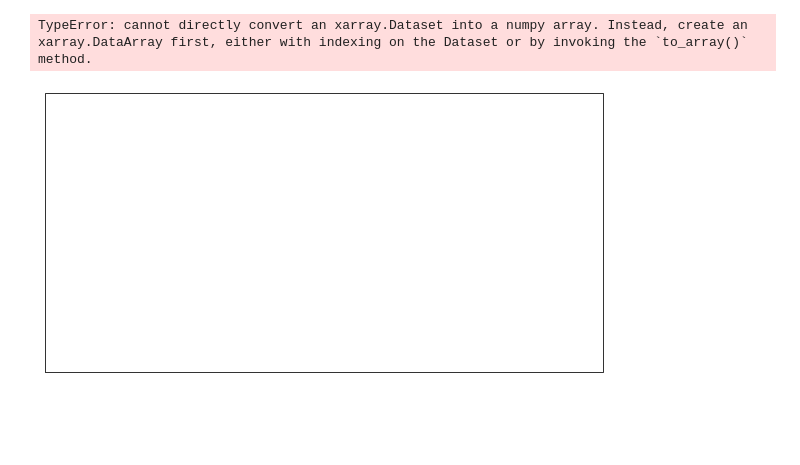
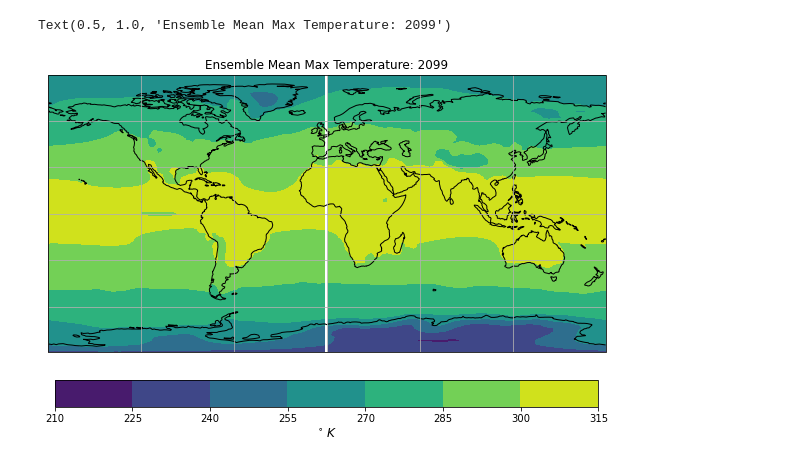
Before and after one commit to KYan19/pei, a Jupyter notebook: notebooks/1.3_TempPlots.ipynb, the cells around one changed output. Saved outputs shown, nothing was run; the diff lists cells and outputs as text; code cells hidden in the pictures; blank space fills up the shorter version.

```diff
--- a/notebooks/1.3_TempPlots.ipynb
+++ b/notebooks/1.3_TempPlots.ipynb
@@ -39,12 +39,12 @@ paths = rootdir+experiment+filename
 # Load data from matching files
 data = xr.open_mfdataset(paths,combine='nested',concat_dim='ensemble')
 # %%
-# Calculate ensemble mean mean temperature difference
+# Calculate ensemble mean max temperature
 ds_mean = data.isel(time=slice(-365,None)).mean(dim='time').mean(dim='ensemble')
 
-# Plot ensemble mean
-contour_plot(ds_mean)
+# Plot mean max temperature
+contour_plot(ds_mean['t_ref_max'])
 plt.title('Ensemble Mean Max Temperature: 2099')
 # %% [output]
-TypeError: cannot directly convert an xarray.Dataset into a numpy array. Instead, create an xarray.DataArray first, either with indexing on the Dataset or by invoking the `to_array()` method.
+Text(0.5, 1.0, 'Ensemble Mean Max Temperature: 2099')
-[figure, old version]
+[figure, new version]
```
Also changed, not shown: 2 other files.
